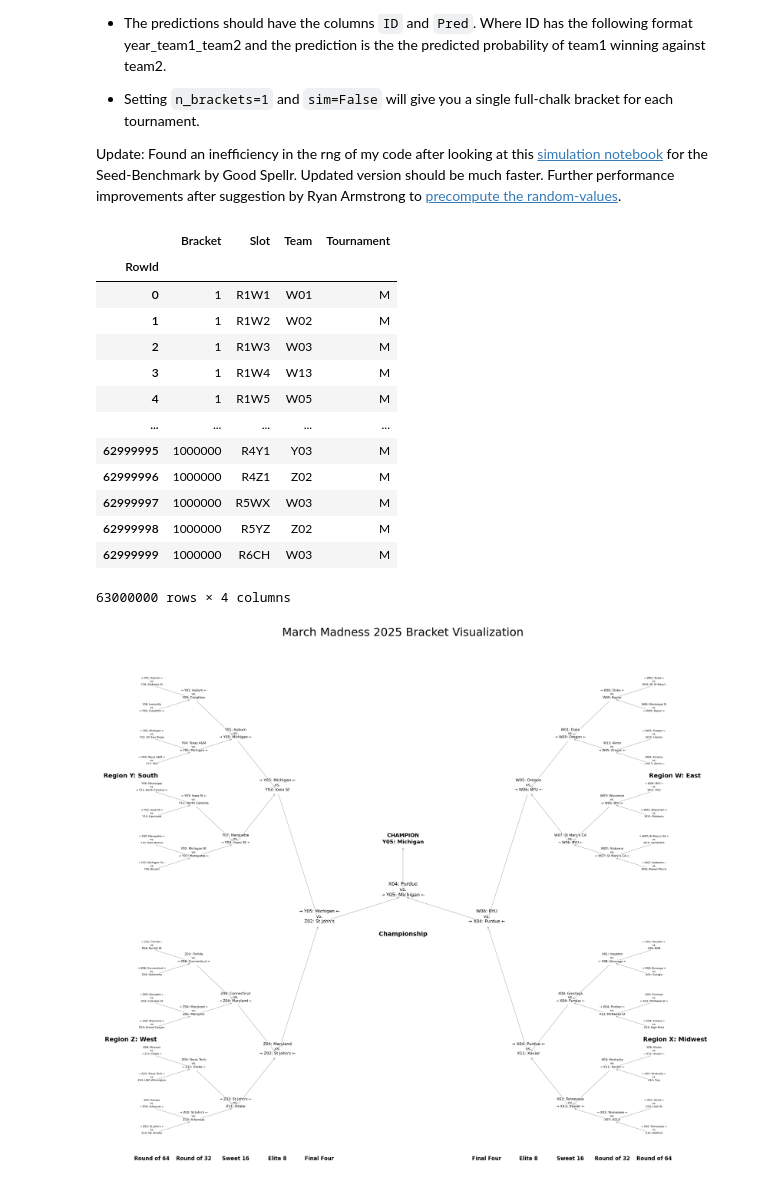
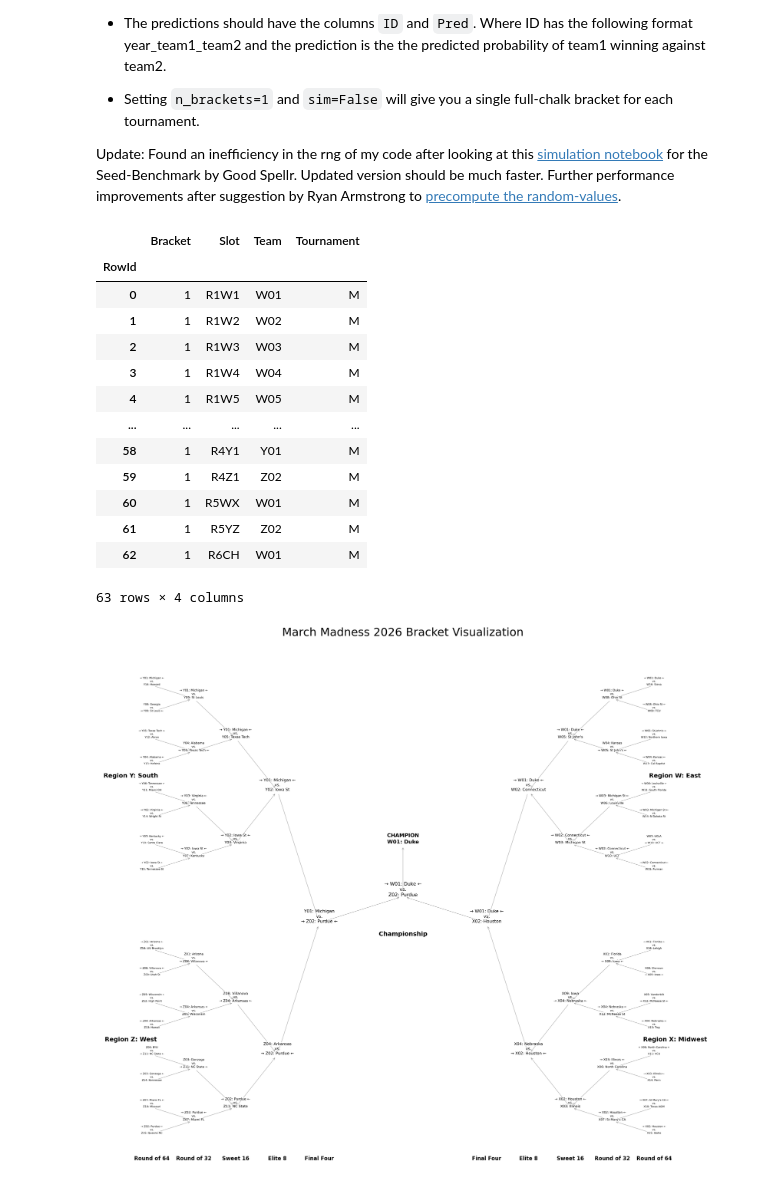
Before and after one commit to brendanlapuma/march-madness-2026, a Jupyter notebook: simulate-n-brackets.ipynb, the cells around one changed output. Cells and saved outputs as stored; diff of their text form; code cells hidden in the pictures.

Commit message:
fix: modifying bracket generation for first 4

```diff
--- a/simulate-n-brackets.ipynb
+++ b/simulate-n-brackets.ipynb
@@ -18,32 +18,32 @@ n_brackets = 1
 
 # Load and filter data
 round_slots = pd.read_csv('./data/MNCAATourneySlots.csv')
-round_slots = round_slots[round_slots['Season'] == 2025]
+round_slots = round_slots[round_slots['Season'] == 2026]
 round_slots = round_slots[round_slots['Slot'].str.contains('R')] # Filter out First Four
 
 seeds_m = pd.read_csv('./data/MNCAATourneySeeds.csv')
 
-# CHANGE TO 2025 FOR FINAL SIMULATION
-seeds_m = seeds_m[seeds_m['Season'] == 2025]
+# CHANGE TO 2026 FOR FINAL SIMULATION
+seeds_m = seeds_m[seeds_m['Season'] == 2026]
 
 seeds_w = pd.read_csv('./data/WNCAATourneySeeds.csv')
 
-# CHANGE TO 2025 FOR FINAL SIMULATION
-seeds_w = seeds_w[seeds_w['Season'] == 2025]
+# CHANGE TO 2026 FOR FINAL SIMULATION
+seeds_w = seeds_w[seeds_w['Season'] == 2026]
 
 preds = pd.read_csv('./predictions.csv')
 preds['ID'] = preds['ID'].str.split('_')
 
 # Manually selecting outcome of first four games
-# seeds_m = pd.concat([seeds_m, pd.DataFrame([{'Season': 2025, 'Seed': 'Y16', 'TeamID': 1106}])], ignore_index=True) # Alabama St
-# seeds_m = pd.concat([seeds_m, pd.DataFrame([{'Season': 2025, 'Seed': 'Y11', 'TeamID': 1314}])], ignore_index=True) # UNC
-# seeds_m = pd.concat([seeds_m, pd.DataFrame([{'Season': 2025, 'Seed': 'X11', 'TeamID': 1462}])], ignore_index=True) # Xavier
-# seeds_m = pd.concat([seeds_m, pd.DataFrame([{'Season': 2025, 'Seed': 'W16', 'TeamID': 1291}])], ignore_index=True) # mt. St. Mary's
+seeds_m = pd.concat([seeds_m, pd.DataFrame([{'Season': 2026, 'Seed': 'X16', 'TeamID': 1250}])], ignore_index=True)
+seeds_m = pd.concat([seeds_m, pd.DataFrame([{'Season': 2026, 'Seed': 'Y11', 'TeamID': 1275}])], ignore_index=True)
+seeds_m = pd.concat([seeds_m, pd.DataFrame([{'Season': 2026, 'Seed': 'Y16', 'TeamID': 1224}])], ignore_index=True)
+seeds_m = pd.concat([seeds_m, pd.DataFrame([{'Season': 2026, 'Seed': 'Z11', 'TeamID': 1301}])], ignore_index=True)
 
-# seeds_w = pd.concat([seeds_w, pd.DataFrame([{'Season': 2025, 'Seed': 'W11', 'TeamID': 3162}])], ignore_index=True) # Columbia
-# seeds_w = pd.concat([seeds_w, pd.DataFrame([{'Season': 2025, 'Seed': 'X11', 'TeamID': 3235}])], ignore_index=True) # Iowa St
-# seeds_w = pd.concat([seeds_w, pd.DataFrame([{'Season': 2025, 'Seed': 'X16', 'TeamID': 3219}])], ignore_index=True) # Xavier
-# seeds_w = pd.concat([seeds_w, pd.DataFrame([{'Season': 2025, 'Seed': 'Y16', 'TeamID': 3471}])], ignore_index=True) # American
+seeds_w = pd.concat([seeds_w, pd.DataFrame([{'Season': 2026, 'Seed': 'X10', 'TeamID': 3113}])], ignore_index=True)
+seeds_w = pd.concat([seeds_w, pd.DataFrame([{'Season': 2026, 'Seed': 'X16', 'TeamID': 3359}])], ignore_index=True)
+seeds_w = pd.concat([seeds_w, pd.DataFrame([{'Season': 2026, 'Seed': 'Y16', 'TeamID': 3283}])], ignore_index=True)
+seeds_w = pd.concat([seeds_w, pd.DataFrame([{'Season': 2026, 'Seed': 'Z11', 'TeamID': 3304}])], ignore_index=True)
 # %%
 def prepare_data(seeds, preds):
     # Function preparing the data for the simulation
@@ -167,15 +167,15 @@ submission
 | 0 | 1 | R1W1 | W01 | M |
 | 1 | 1 | R1W2 | W02 | M |
 | 2 | 1 | R1W3 | W03 | M |
-| 3 | 1 | R1W4 | W13 | M |
+| 3 | 1 | R1W4 | W04 | M |
 | 4 | 1 | R1W5 | W05 | M |
 | ... | ... | ... | ... | ... |
-| 62999995 | 1000000 | R4Y1 | Y03 | M |
-| 62999996 | 1000000 | R4Z1 | Z02 | M |
-| 62999997 | 1000000 | R5WX | W03 | M |
-| 62999998 | 1000000 | R5YZ | Z02 | M |
-| 62999999 | 1000000 | R6CH | W03 | M |
+| 58 | 1 | R4Y1 | Y01 | M |
+| 59 | 1 | R4Z1 | Z02 | M |
+| 60 | 1 | R5WX | W01 | M |
+| 61 | 1 | R5YZ | Z02 | M |
+| 62 | 1 | R6CH | W01 | M |
-63000000 rows × 4 columns
+63 rows × 4 columns
 # %%
 import pandas as pd
 import numpy as np
@@ -186,7 +186,7 @@ import matplotlib.patheffects as PathEffects
 bracket = 1 # Choose the bracket number to visualize
 
 # Load the necessary data
-teams = pd.read_csv("march-machine-learning-mania-2025/MTeams.csv")
+teams = pd.read_csv("data/MTeams.csv")
 submission = pd.read_csv('bracket_simulations.csv')
 
 submission = submission[submission['Bracket'] == bracket]
@@ -457,32 +457,32 @@ for i, region in enumerate(['X: Midwest', 'W: East']):
 round_names = {
     'R1': 'Round of 64',
     'R2': 'Round of 32',
     'R3': 'Sweet 16',
     'R4': 'Elite 8',
     'R5': 'Final Four',
     'R6': 'Championship'
 }
 
 for i, r in enumerate(['R1', 'R2', 'R3', 'R4']):
     plt.text(i * x_spacing, -2, round_names[r], fontsize=12,
              horizontalalignment='center', fontweight='bold')
     plt.text((12-i) * x_spacing, -2, round_names[r], fontsize=12,
              horizontalalignment='center', fontweight='bold')
 
 plt.text(x_spacing * 4, -2, round_names['R5'], fontsize=12,
          horizontalalignment='center', fontweight='bold')
 plt.text(x_spacing * 8, -2, round_names['R5'], fontsize=12,
          horizontalalignment='center', fontweight='bold')
 plt.text(x_spacing * 6, 15, round_names['R6'], fontsize=14,
          horizontalalignment='center', fontweight='bold')
 
 # Remove axes
 plt.axis('off')
-plt.title('March Madness 2025 Bracket Visualization', fontsize=26)
+plt.title('March Madness 2026 Bracket Visualization', fontsize=26)
 plt.tight_layout()
 plt.savefig('bracket_visualization.png', dpi=300, bbox_inches='tight')
 plt.show()
 
 # Arrows are a bit fucked up still but it's decent
 # %% [output]
-[figure, old version]
+[figure, new version]
```
Also changed, not shown: 4 other files.
